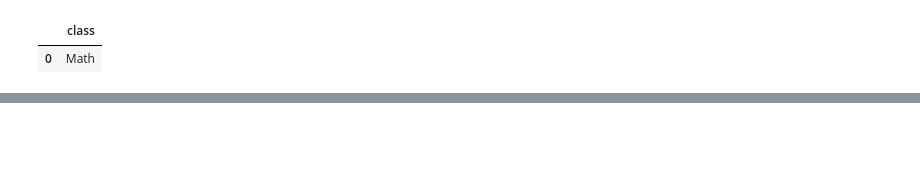
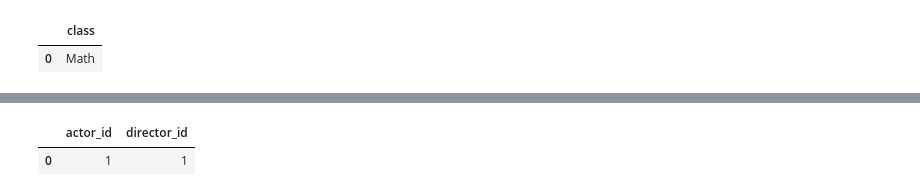
Before and after one commit to Drblessing/leetcode, a Jupyter notebook: Pandas/scratch.ipynb, the cells around one changed output, grey strips where cells are left out. Drawn from its saved outputs; the diff is of its cells as text; code cells hidden in the pictures; blank space fills up the shorter version.

```diff
--- a/Pandas/scratch.ipynb
+++ b/Pandas/scratch.ipynb
@@ -617,0 +697,40 @@ AttributeError: 'numpy.int64' object has no attribute 'to_frame'
+# %%
+"""
+Input:
+ActorDirector table:
++-------------+-------------+-------------+
+| actor_id    | director_id | timestamp   |
++-------------+-------------+-------------+
+| 1           | 1           | 0           |
+| 1           | 1           | 1           |
+| 1           | 1           | 2           |
+| 1           | 2           | 3           |
+| 1           | 2           | 4           |
+| 2           | 1           | 5           |
+| 2           | 1           | 6           |
++-------------+-------------+-------------+
+"""
+
+df = pd.DataFrame(
+    {
+        "actor_id": [1, 1, 1, 1, 1, 2, 2],
+        "director_id": [1, 1, 1, 2, 2, 1, 1],
+        "timestamp": [0, 1, 2, 3, 4, 5, 6],
+    }
+)
+
+# Group by actor and director and count the occurrences.
+df = df.groupby(["actor_id", "director_id"]).count()
+
+# Get the rows with a count of at least 3.
+df = df[df["timestamp"] >= 3]
+
+# Reset the index and drop the timestamp column.
+df = df.reset_index().drop("timestamp", axis=1)
+
+
+# df.groupby(["actor_id", "director_id"]).count().reset_index().drop("timestamp", axis=1)
+df
+# %% [output]
+|  | actor_id | director_id |
+| 0 | 1 | 1 |
```
Also changed, not shown: parts of 3 cells of this notebook, 4 other files.
